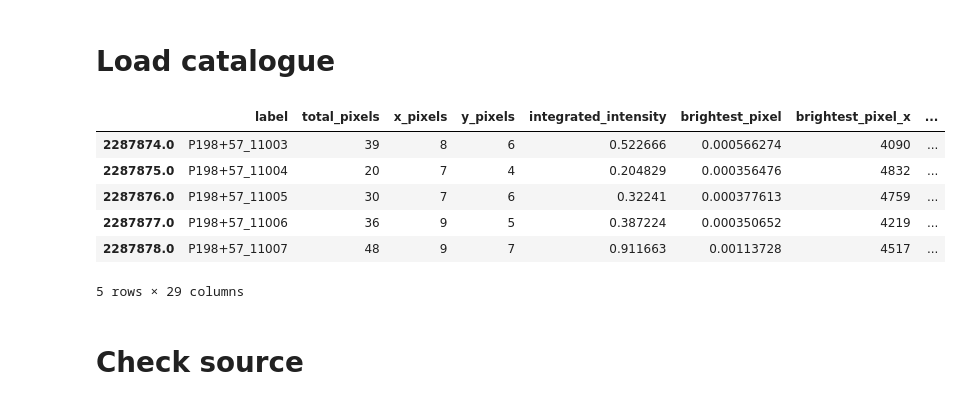
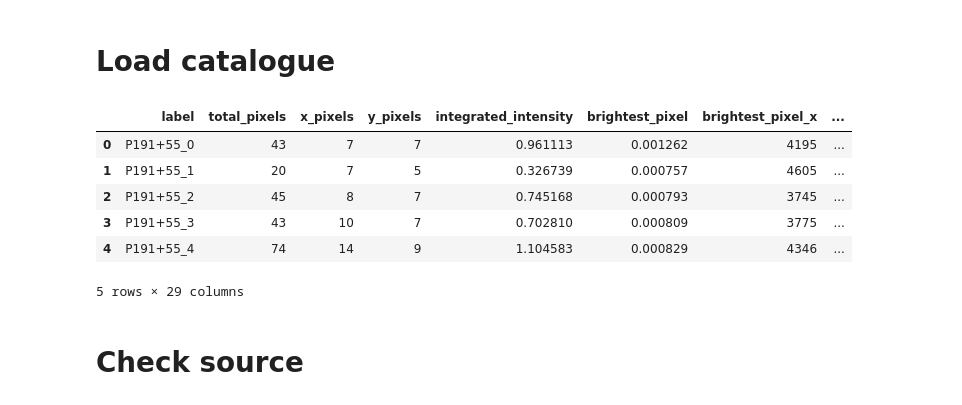
Before and after one commit to JasperO98/dr2, a Jupyter notebook: 5.Lookup_Source/explore_catalogue.ipynb, the cells around one changed output. Cells and saved outputs as stored; diff of their text form; code cells hidden in the pictures.

```diff
--- a/5.Lookup_Source/explore_catalogue.ipynb
+++ b/5.Lookup_Source/explore_catalogue.ipynb
@@ -26,18 +27,18 @@ IMAGE_PATH = 'mosaic_images'
 # Load catalogue
 # %%
 CATALOGUE_FILE = "/data/astronomy-big-data/bc96e9620e41b9aba98292d37b5eec24/LoTSS_DR2_writable/catalogue_v5.4.csv"
-HEADER_FILE = "/data/astronomy-big-data/bc96e9620e41b9aba98292d37b5eec24/LoTSS_DR2_writable/catalogue_v5.3_header.csv"
+# HEADER_FILE = "/data/astronomy-big-data/bc96e9620e41b9aba98292d37b5eec24/LoTSS_DR2_writable/catalogue_v5.3_header.csv"
 
-header = open(HEADER_FILE, 'r').readline()[:-1].split(',')
-catalogue = pd.read_csv(CATALOGUE_FILE, sep=',', names=header)
-catalogue.tail()
+# header = open(HEADER_FILE, 'r').readline()[:-1].split(',')
+catalogue = pd.read_csv(CATALOGUE_FILE, sep=',', index_col=0)
+catalogue.head()
 # %% [output]
 |  | label | total_pixels | x_pixels | y_pixels | integrated_intensity | brightest_pixel | brightest_pixel_x | ... |
-| 2287874.0 | P198+57_11003 | 39 | 8 | 6 | 0.522666 | 0.000566274 | 4090 | ... |
-| 2287875.0 | P198+57_11004 | 20 | 7 | 4 | 0.204829 | 0.000356476 | 4832 | ... |
-| 2287876.0 | P198+57_11005 | 30 | 7 | 6 | 0.32241 | 0.000377613 | 4759 | ... |
-| 2287877.0 | P198+57_11006 | 36 | 9 | 5 | 0.387224 | 0.000350652 | 4219 | ... |
-| 2287878.0 | P198+57_11007 | 48 | 9 | 7 | 0.911663 | 0.00113728 | 4517 | ... |
+| 0 | P191+55_0 | 43 | 7 | 7 | 0.961113 | 0.001262 | 4195 | ... |
+| 1 | P191+55_1 | 20 | 7 | 5 | 0.326739 | 0.000757 | 4605 | ... |
+| 2 | P191+55_2 | 45 | 8 | 7 | 0.745168 | 0.000793 | 3745 | ... |
+| 3 | P191+55_3 | 43 | 10 | 7 | 0.702810 | 0.000809 | 3775 | ... |
+| 4 | P191+55_4 | 74 | 14 | 9 | 1.104583 | 0.000829 | 4346 | ... |
 5 rows × 29 columns
 # %% [markdown]
 # Check source
```
Also changed, not shown: parts of 10 cells of this notebook.
